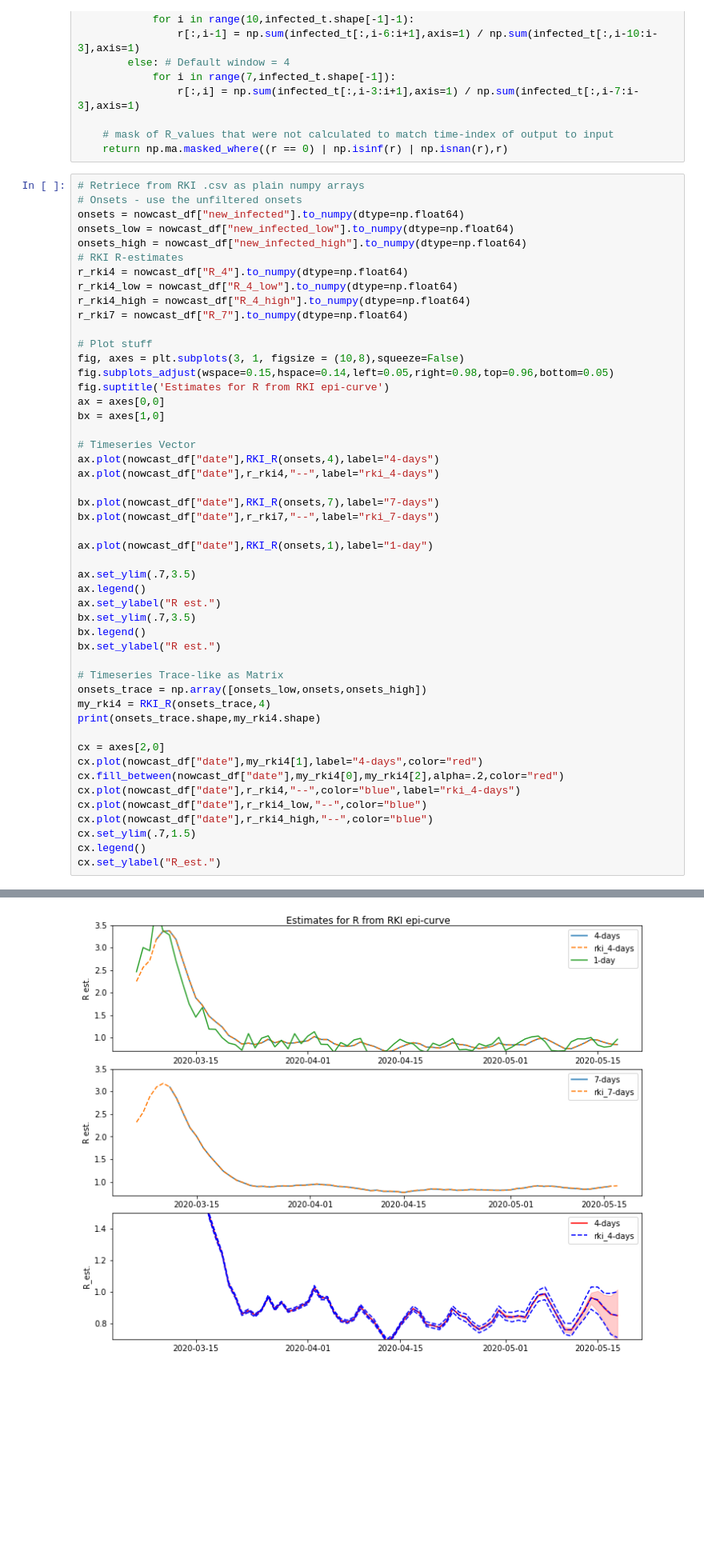
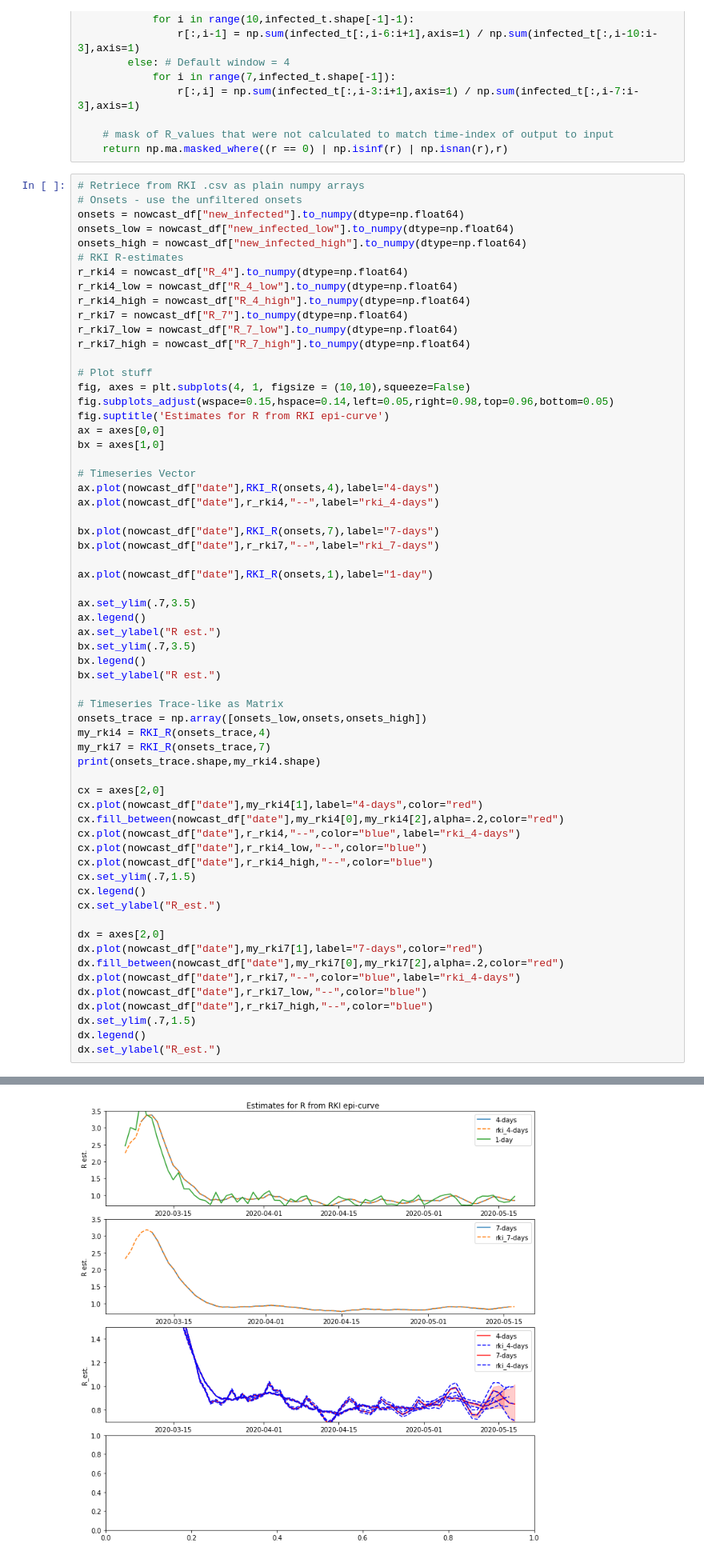
Before and after one commit to Priesemann-Group/covid19_research, a Jupyter notebook: data_exploration/R_RKI.ipynb, the cells around one changed output, grey strips where cells are left out. Shown at 80% size. Saved outputs shown, nothing was run; the diff lists cells and outputs as text; blank space fills up the shorter version.

Commit message:
Added both 4-day and 7-day as trace-linke object with low/high interval

```diff
--- a/data_exploration/R_RKI.ipynb
+++ b/data_exploration/R_RKI.ipynb
@@ -85,9 +85,11 @@ r_rki4 = nowcast_df["R_4"].to_numpy(dtype=np.float64)
 r_rki4_low = nowcast_df["R_4_low"].to_numpy(dtype=np.float64)
 r_rki4_high = nowcast_df["R_4_high"].to_numpy(dtype=np.float64)
 r_rki7 = nowcast_df["R_7"].to_numpy(dtype=np.float64)
+r_rki7_low = nowcast_df["R_7_low"].to_numpy(dtype=np.float64)
+r_rki7_high = nowcast_df["R_7_high"].to_numpy(dtype=np.float64)
 
 # Plot stuff
-fig, axes = plt.subplots(3, 1, figsize = (10,8),squeeze=False)
+fig, axes = plt.subplots(4, 1, figsize = (10,10),squeeze=False)
 fig.subplots_adjust(wspace=0.15,hspace=0.14,left=0.05,right=0.98,top=0.96,bottom=0.05)
 fig.suptitle('Estimates for R from RKI epi-curve')
 ax = axes[0,0]
@@ -99,31 +101,42 @@ ax.plot(nowcast_df["date"],r_rki4,"--",label="rki_4-days")
 
 bx.plot(nowcast_df["date"],RKI_R(onsets,7),label="7-days")
 bx.plot(nowcast_df["date"],r_rki7,"--",label="rki_7-days")
 
 ax.plot(nowcast_df["date"],RKI_R(onsets,1),label="1-day")
 
 ax.set_ylim(.7,3.5)
 ax.legend()
 ax.set_ylabel("R est.")
 bx.set_ylim(.7,3.5)
 bx.legend()
 bx.set_ylabel("R est.")
 
 # Timeseries Trace-like as Matrix
 onsets_trace = np.array([onsets_low,onsets,onsets_high])
 my_rki4 = RKI_R(onsets_trace,4)
+my_rki7 = RKI_R(onsets_trace,7)
 print(onsets_trace.shape,my_rki4.shape)
 
 cx = axes[2,0]
 cx.plot(nowcast_df["date"],my_rki4[1],label="4-days",color="red")
 cx.fill_between(nowcast_df["date"],my_rki4[0],my_rki4[2],alpha=.2,color="red")
 cx.plot(nowcast_df["date"],r_rki4,"--",color="blue",label="rki_4-days")
 cx.plot(nowcast_df["date"],r_rki4_low,"--",color="blue")
 cx.plot(nowcast_df["date"],r_rki4_high,"--",color="blue")
 cx.set_ylim(.7,1.5)
 cx.legend()
 cx.set_ylabel("R_est.")
+
+dx = axes[2,0]
+dx.plot(nowcast_df["date"],my_rki7[1],label="7-days",color="red")
+dx.fill_between(nowcast_df["date"],my_rki7[0],my_rki7[2],alpha=.2,color="red")
+dx.plot(nowcast_df["date"],r_rki7,"--",color="blue",label="rki_4-days")
+dx.plot(nowcast_df["date"],r_rki7_low,"--",color="blue")
+dx.plot(nowcast_df["date"],r_rki7_high,"--",color="blue")
+dx.set_ylim(.7,1.5)
+dx.legend()
+dx.set_ylabel("R_est.")
 # %% [output]
 (3, 78) (3, 78)
 Text(0, 0.5, 'R_est.')
-[figure, old version]
+[figure, new version]
```
